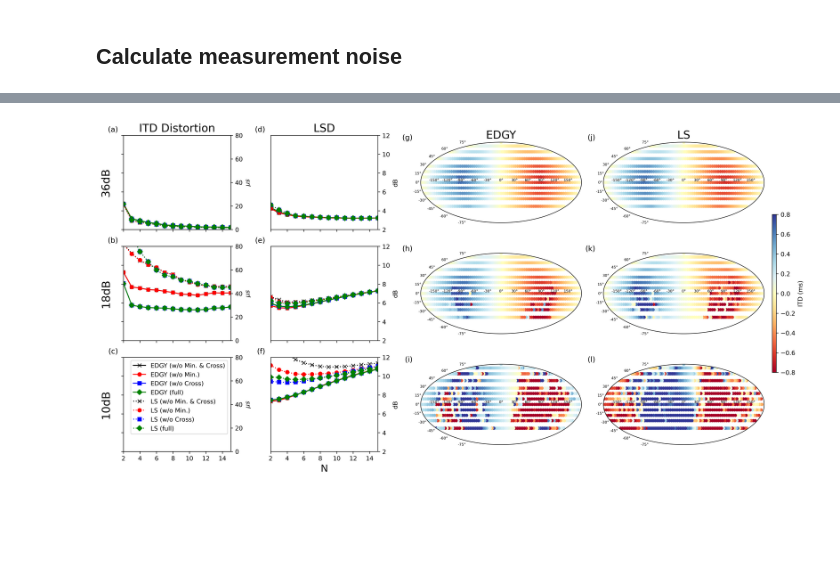
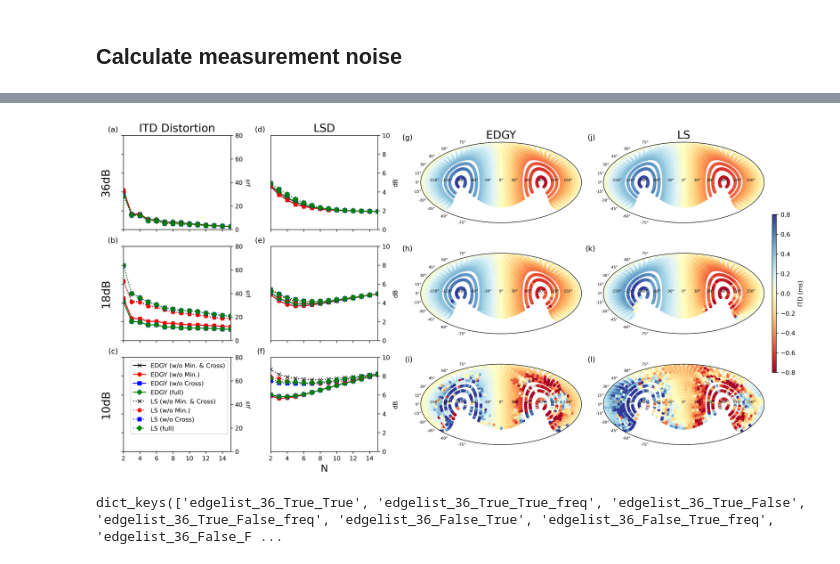
Before and after one commit to yoyololicon/hrtf-ilp, a Jupyter notebook: noise-robust.ipynb, the cells around one changed output, grey strips where cells are left out. Drawn from its saved outputs; the diff is of its cells as text; code cells hidden in the pictures; blank space fills up the shorter version.

```diff
--- a/noise-robust.ipynb
+++ b/noise-robust.ipynb
@@ -71,7 +71,7 @@ def calculate_noise_scaler(signal_power, noise_power, target_snr):
     target_noise_power = signal_power / (10 ** (target_snr / 10))
     return np.sqrt(np.maximum(0, target_noise_power - noise_power))
 # %%
-sofa_file = "KEMAR_Knowl_EarSim_SmallEars_FreeFieldComp_44kHz.sofa"
+sofa_file = "subject_003.sofa"
 hrir_data = sfa.io.read_SOFA_file(sofa_file)
 
 sr = hrir_data.l.fs
@@ -181,10 +192,18 @@ gs = fig.add_gridspec(len(target_snrs), 4, width_ratios=[1, 1, 1.5, 1.5])
 
 axes = []
 for r, snr in enumerate(target_snrs):
-    ax1 = fig.add_subplot(gs[r, 0], sharex=axes[r-1][0] if r > 0 else None)
-    ax1.annotate(f"{snr}dB", xy=(0, 0.5), xytext=(-ax1.yaxis.labelpad - 5, 0),
-                 xycoords=ax1.yaxis.label, textcoords='offset points',
-                 size=18, ha='right', va='center', rotation=90)
+    ax1 = fig.add_subplot(gs[r, 0], sharex=axes[r - 1][0] if r > 0 else None)
+    ax1.annotate(
+        f"{snr}dB",
+        xy=(0, 0.5),
+        xytext=(-ax1.yaxis.labelpad - 5, 0),
+        xycoords=ax1.yaxis.label,
+        textcoords="offset points",
+        size=18,
+        ha="right",
+        va="center",
+        rotation=90,
+    )
     if r < len(target_snrs) - 1:
         ax1.tick_params(labelbottom=False)
     ax1.set_yticklabels([])
@@ -197,7 +216,7 @@ for r, snr in enumerate(target_snrs):
     # ax1.text(-0.1, 1.15, "a", transform=ax1.transAxes,
     #          fontsize=16, va='top', ha='right')
 
-    ax2 = fig.add_subplot(gs[r, 1], sharex=axes[r-1][1] if r > 0 else None)
+    ax2 = fig.add_subplot(gs[r, 1], sharex=axes[r - 1][1] if r > 0 else None)
     ax2.set_ylabel("dB")
     ax2.yaxis.set_label_position("right")
     ax2.yaxis.tick_right()
@@ -226,8 +245,15 @@ for r, snr in enumerate(target_snrs):
 
 for r, c in product(range(len(target_snrs)), range(4)):
     subplot_label = "(" + chr(ord("a") + r + c * len(target_snrs)) + ")"
-    axes[r][c].text(-0.05, 1.1, subplot_label, transform=axes[r][c].transAxes,
-                    fontsize=12, va='top', ha='right')
+    axes[r][c].text(
+        -0.05,
+        1.1,
+        subplot_label,
+        transform=axes[r][c].transAxes,
+        fontsize=12,
+        va="top",
+        ha="right",
+    )
 
 # axes[-1][0].get_shared_x_axes().join(*[x[0] for x in axes])
 # axes[-1][1].get_shared_x_axes().join(*[x[1] for x in axes])
@@ -235,7 +261,9 @@ for r, c in product(range(len(target_snrs)), range(4)):
 for r, c in product(range(len(target_snrs)), range(2)):
     snr = target_snrs[r]
     data = itd_losses if c == 0 else lsd_losses
-    for k, v in filter(lambda x: snr == int(x[0].split("_")[1]), data.items()):
+    for k, v in filter(
+        lambda x: (snr == int(x[0].split("_")[1])) and not ("_freq" in x[0]), data.items()
+    ):
         method, _, without_toa, without_cross = k.split("_")
         label = f"{'EDGY' if method == 'edgelist' else 'LS'}"
         if without_toa == "True" and without_cross == "True":
@@ -270,34 +298,37 @@ plot_sphere_simple = partial(
     plot_sphere2, az=az, col=col, vmin=vmin, vmax=vmax, dotsize=18
 )
 
 for r, c in product(range(len(target_snrs)), range(2)):
     v = itds[f"{['edgelist', 'l2'][c]}_{target_snrs[r]}_True_True"]
-    im = plot_sphere_simple(axes[r][c+2], v=v * 1e3)
+    im = plot_sphere_simple(axes[r][c + 2], v=v * 1e3)
 
 cbar = fig.colorbar(
     cm.ScalarMappable(cmap="RdYlBu", norm=cm.colors.Normalize(vmin=vmin, vmax=vmax)),
     ax=[x[-1] for x in axes],
     orientation="vertical",
     # fraction=0.03,
     # pad=0.03,
     aspect=40,
     shrink=0.5,
     location="right",
     label="ITD (ms)",
 )
 
 
-
 for r in range(len(target_snrs)):
     axes[r][0].set_ylim([0, 80])
-    axes[r][1].set_ylim([2, 12])
+    axes[r][1].set_ylim([0, 10])
     axes[r][0].set_xlim([2, 15])
     axes[r][1].set_xlim([2, 15])
 
 axes[-1][0].legend()
 
 
 # plt.tight_layout()
 plt.show()
 # %% [output]
-[figure, old version]
+[figure, new version]
+# %%
+lsd_losses.keys()
+# %% [output]
+dict_keys(['edgelist_36_True_True', 'edgelist_36_True_True_freq', 'edgelist_36_True_False', 'edgelist_36_True_False_freq', 'edgelist_36_False_True', 'edgelist_36_False_True_freq', 'edgelist_36_False_F ...
```
Also changed, not shown: parts of 3 cells of this notebook.
